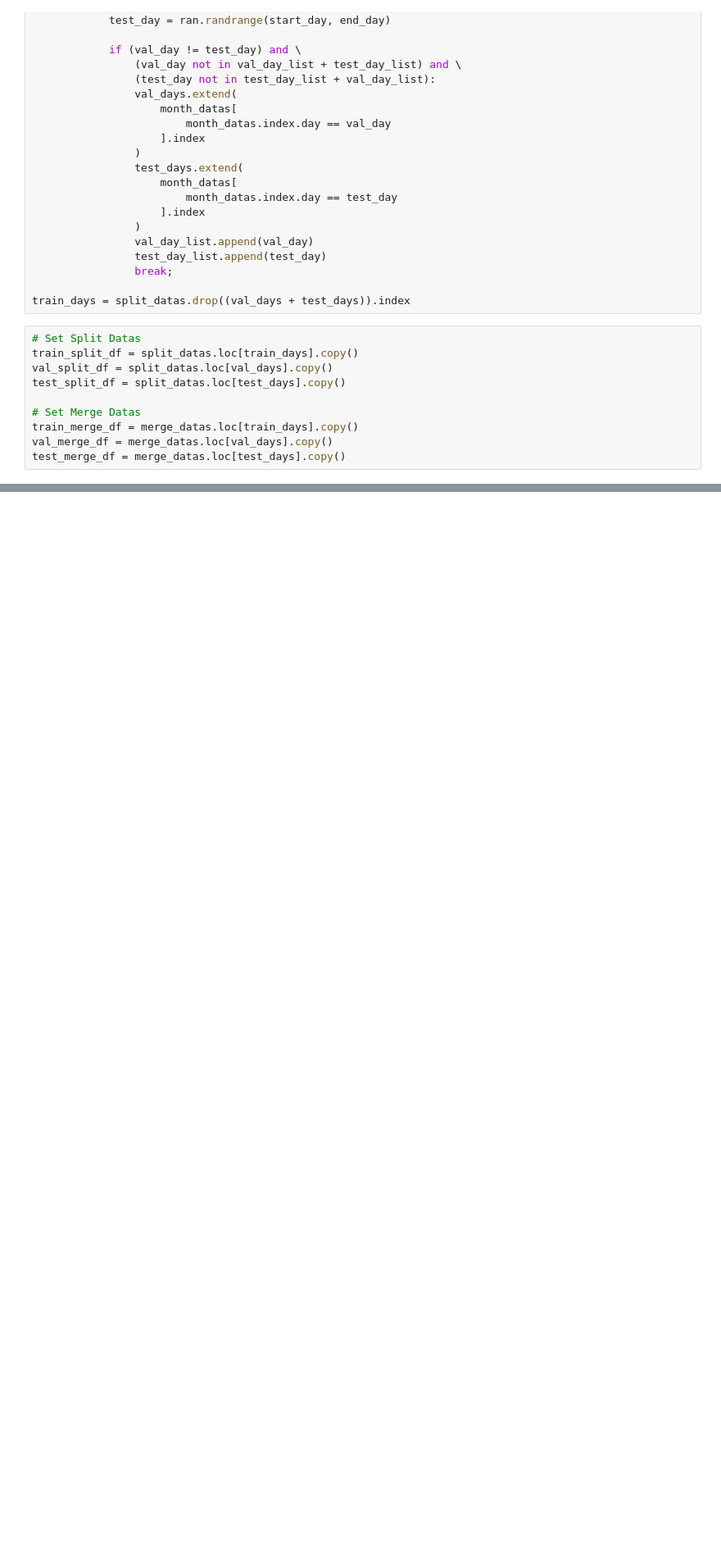
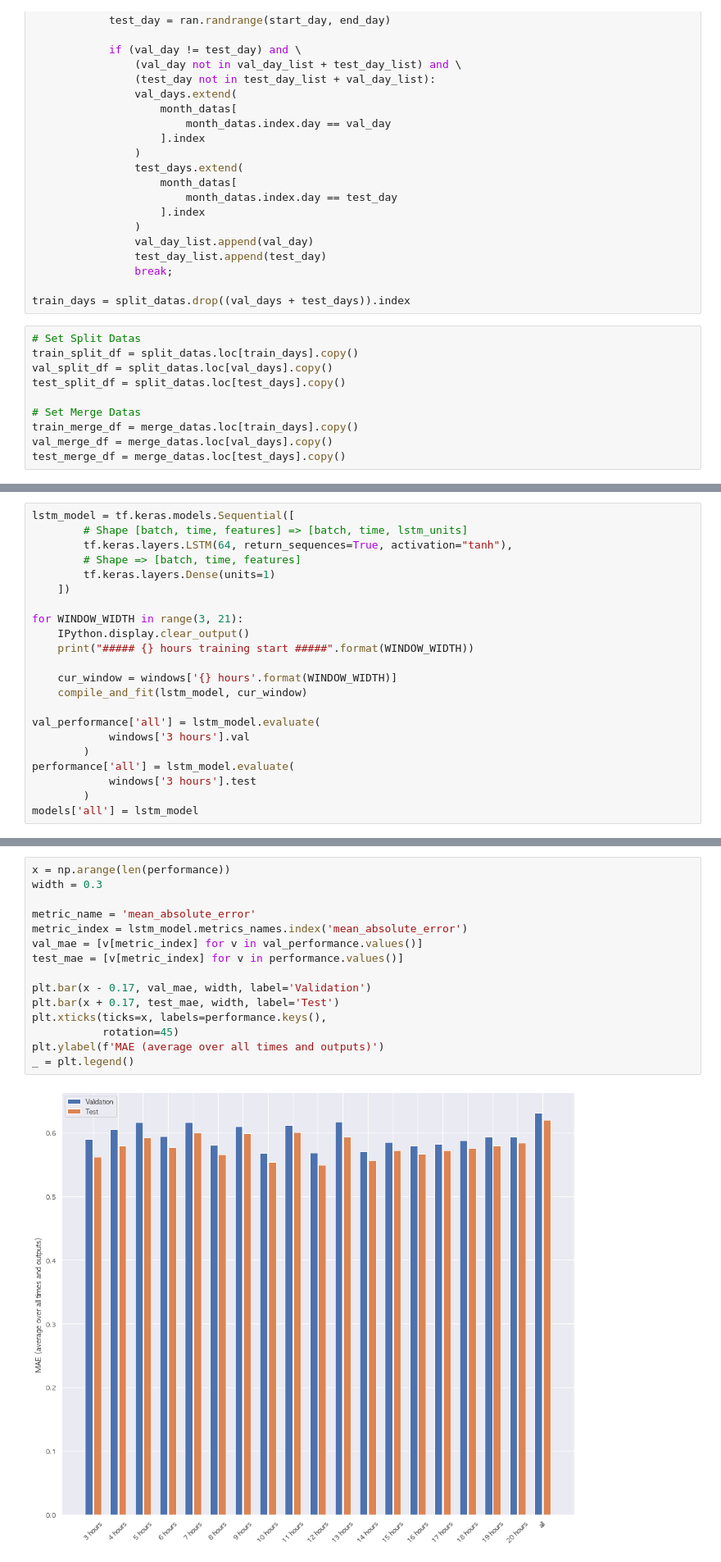
Before and after one commit to formegusto/study-timeseriesforecasting, a Jupyter notebook: Time Series Forecasting 정리 (TensorFlow Document).ipynb, the cells around one changed output, grey strips where cells are left out. Shown at 82% size. Cells and saved outputs as stored; diff of their text form; blank space fills up the shorter version.

```diff
--- a/Time Series Forecasting 정리 (TensorFlow Document).ipynb
+++ b/Time Series Forecasting 정리 (TensorFlow Document).ipynb
@@ -334,0 +395,22 @@ sns.violinplot(data=norm_merge['a'])
+# %%
+lstm_model = tf.keras.models.Sequential([
+        # Shape [batch, time, features] => [batch, time, lstm_units]
+        tf.keras.layers.LSTM(64, return_sequences=True, activation="tanh"),
+        # Shape => [batch, time, features]
+        tf.keras.layers.Dense(units=1)
+    ])
+
+for WINDOW_WIDTH in range(3, 21):
+    IPython.display.clear_output()
+    print("##### {} hours training start #####".format(WINDOW_WIDTH))
+
+    cur_window = windows['{} hours'.format(WINDOW_WIDTH)]
+    compile_and_fit(lstm_model, cur_window)
+
+val_performance['all'] = lstm_model.evaluate(
+            windows['3 hours'].val
+        )
+performance['all'] = lstm_model.evaluate(
+            windows['3 hours'].test
+        )
+models['all'] = lstm_model
@@ -334,0 +449,17 @@ sns.violinplot(data=norm_merge['a'])
+# %%
+x = np.arange(len(performance))
+width = 0.3
+
+metric_name = 'mean_absolute_error'
+metric_index = lstm_model.metrics_names.index('mean_absolute_error')
+val_mae = [v[metric_index] for v in val_performance.values()]
+test_mae = [v[metric_index] for v in performance.values()]
+
+plt.bar(x - 0.17, val_mae, width, label='Validation')
+plt.bar(x + 0.17, test_mae, width, label='Test')
+plt.xticks(ticks=x, labels=performance.keys(),
+           rotation=45)
+plt.ylabel(f'MAE (average over all times and outputs)')
+_ = plt.legend()
+# %% [output]
+[figure, added]
```
Also changed, not shown: parts of 16 cells of this notebook.
